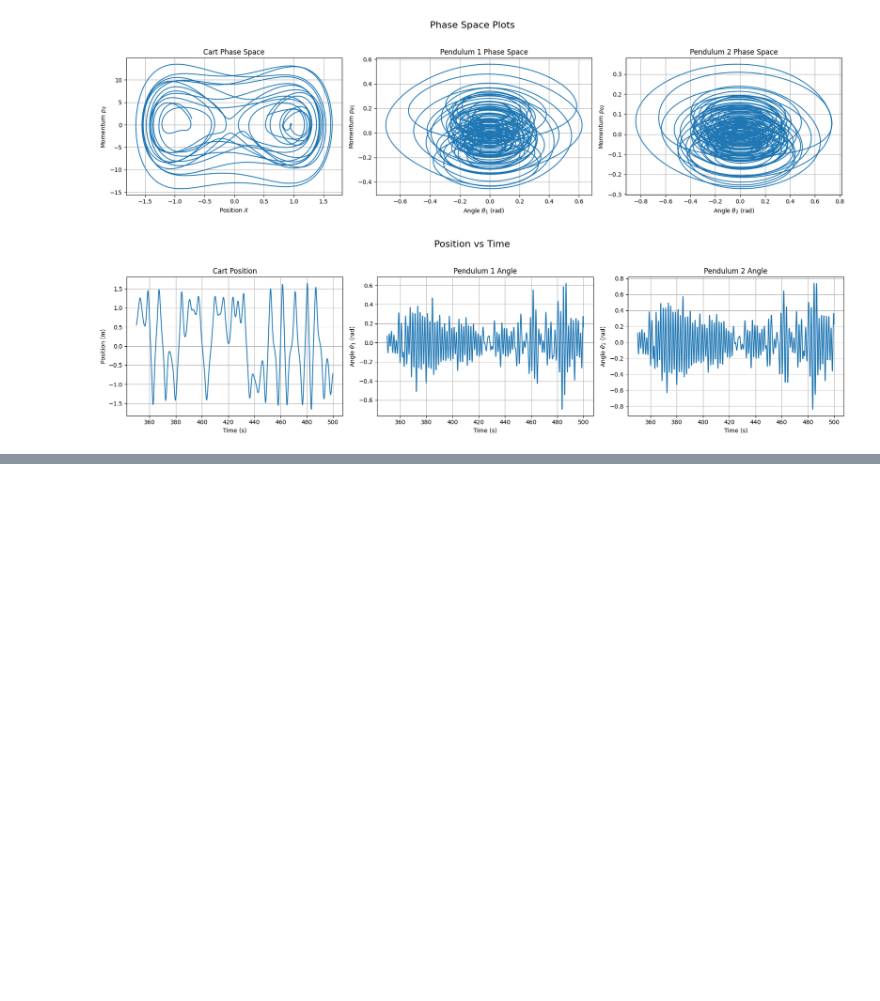
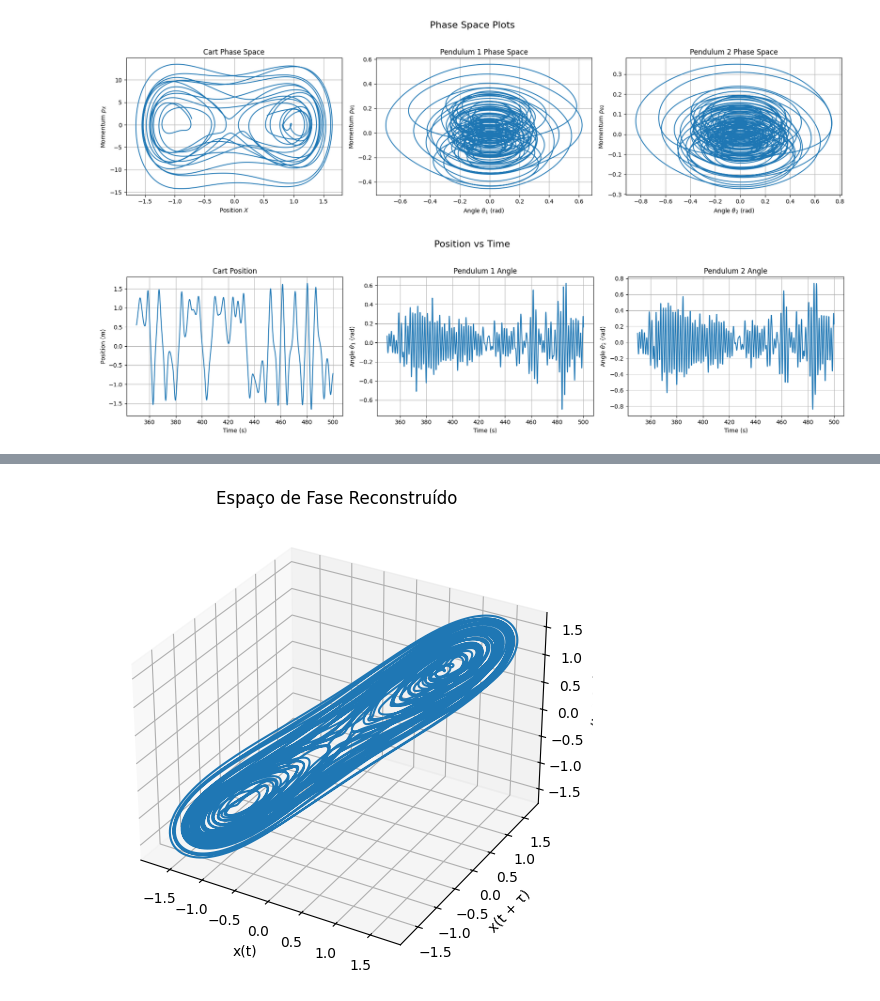
Before and after one commit to EduMoura321/Non-linear-systems, a Jupyter notebook: reborn_classical_mechanics_project.ipynb, the cells around one changed output, grey strips where cells are left out. Drawn from its saved outputs; the diff is of its cells as text; code cells hidden in the pictures; blank space fills up the shorter version.

```diff
--- a/reborn_classical_mechanics_project.ipynb
+++ b/reborn_classical_mechanics_project.ipynb
@@ -414,32 +444,34 @@ def reconstruct_phase_space(x, d, tau):
     - d: Dimensão de embedding
     - tau: Tempo de atraso
 
     Retorna:
     - Y: Vetores de atraso reconstruídos
     """
     N = len(x)  # Comprimento do sinal
     M = N - (d - 1) * tau  # Número de vetores de atraso
     Y = np.zeros((M, d))
 
     for i in range(d):
         Y[:, d - i - 1] = x[(i * tau):(i * tau + M)]
 
     return Y
 
 # Exemplo de uso com uma série temporal
 signal_data = sol.y[0, :] # Usar os últimos 20000 pontos como exemplo
-d = 3  # Dimensão de embedding
-tau = 40  # Tempo de atraso
+d = 4  # Dimensão de embedding
+tau = 30  # Tempo de atraso
 
 # Reconstruir o espaço de fase
 phase_space = reconstruct_phase_space(signal_data, d, tau)
 
 # Plotar o espaço de fase
 fig = plt.figure(figsize=(8, 6))
 ax = fig.add_subplot(111, projection='3d')
 ax.plot(phase_space[:, 0], phase_space[:, 1], phase_space[:, 2])
 ax.set_xlabel('x(t)')
 ax.set_ylabel('x(t + τ)')
 ax.set_zlabel('x(t + 2τ)')
 plt.title('Espaço de Fase Reconstruído')
 plt.show()
+# %% [output]
+[figure, added]
```
Also changed, not shown: parts of 5 cells of this notebook.
